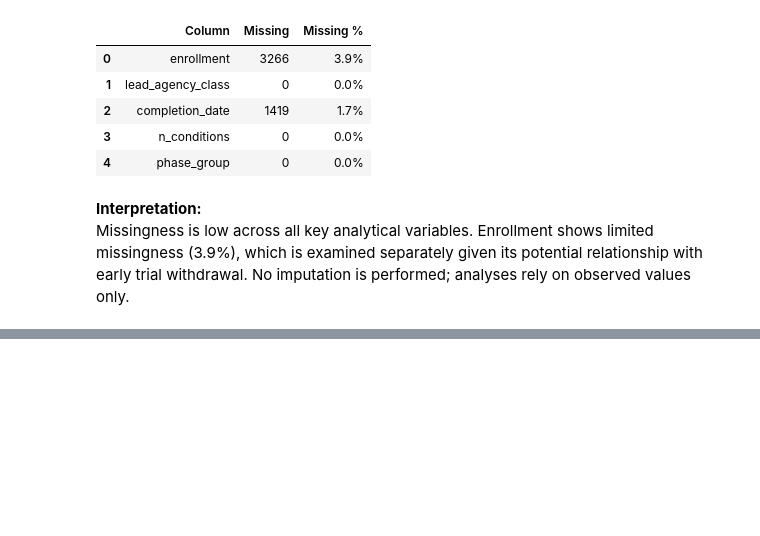
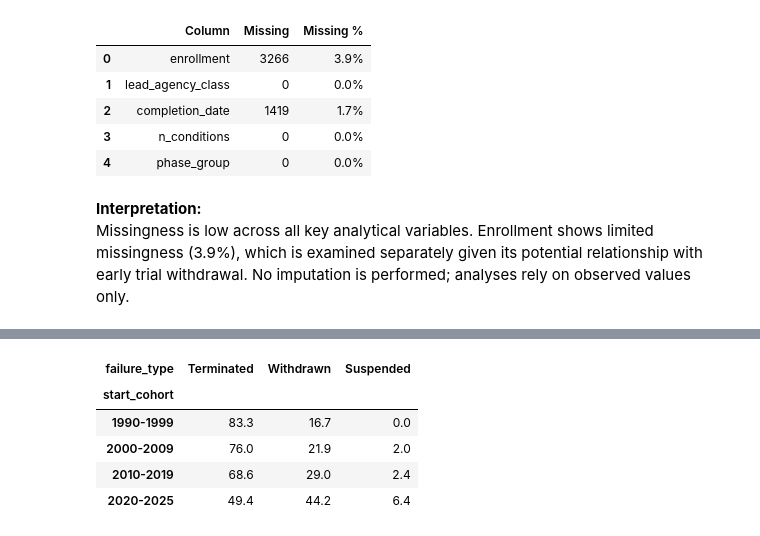
Before and after one commit to Pevicsanch/Clinical-Trial-Analytics, a Jupyter notebook: notebooks/02_completion_analysis.ipynb, the cells around one changed output, grey strips where cells are left out. Drawn from its saved outputs; the diff is of its cells as text; code cells hidden in the pictures; blank space fills up the shorter version.

```diff
--- a/notebooks/02_completion_analysis.ipynb
+++ b/notebooks/02_completion_analysis.ipynb
@@ -711,0 +811,87 @@ they have had less time to reach terminal status. This is not a decline in trial
+# %%
+# ============================================================
+# 3.4 Temporal Analysis: Failure Types by Cohort
+# ============================================================
+# Has the Terminated/Withdrawn composition changed over time?
+
+from src.analysis.metrics import create_start_cohorts
+from src.analysis.viz import create_stacked_bar_chart
+from src.analysis.constants import COHORT_LABELS
+
+display(Markdown("## 3.4 Failure Type Composition Over Time"))
+
+display(Markdown("""
+**Question:** Has the Terminated/Withdrawn composition changed across start-year cohorts?
+"""))
+
+# Create cohorts using helper
+df_stopped['start_cohort'] = create_start_cohorts(df_stopped['start_year'])
+
+# Use helper for crosstab
+cohort_failure = calc_crosstab_analysis(
+    df_stopped.dropna(subset=['start_cohort']),
+    'start_cohort', 'failure_type',
+    col_order=FAILURE_TYPES
+)
+
+display(Markdown("### Failure Type Composition by Start-Year Cohort"))
+display(cohort_failure['pct_row'].round(1))
+
+# Create stacked bar chart using helper
+cohort_data = cohort_failure['pct_row'].reset_index().melt(
+    id_vars='start_cohort',
+    var_name='Failure Type',
+    value_name='Percentage'
+)
+
+fig_cohort = create_stacked_bar_chart(
+    cohort_data,
+    x_col='start_cohort',
+    y_col='Percentage',
+    color_col='Failure Type',
+    color_map=FAILURE_COLORS,
+    title='Failure Type Composition by Start-Year Cohort',
+    x_title='Start Year Cohort',
+    y_title='Share of Stopped Trials (%)',
+)
+fig_cohort.show()
+
+display(Markdown(f"**χ² test:** {cohort_failure['test']['interpretation']}"))
+
+# Extract trends for interpretation (using first and last cohort labels)
+first_cohort, last_cohort = COHORT_LABELS[0], COHORT_LABELS[-1]
+withdrawn_first = cohort_failure['pct_row'].loc[first_cohort, 'Withdrawn'] if first_cohort in cohort_failure['pct_row'].index else 0
+withdrawn_last = cohort_failure['pct_row'].loc[last_cohort, 'Withdrawn'] if last_cohort in cohort_failure['pct_row'].index else 0
+terminated_first = cohort_failure['pct_row'].loc[first_cohort, 'Terminated'] if first_cohort in cohort_failure['pct_row'].index else 0
+terminated_last = cohort_failure['pct_row'].loc[last_cohort, 'Terminated'] if last_cohort in cohort_failure['pct_row'].index else 0
+
+# Calculate the shift for summary
+shift_withdrawn = withdrawn_last - withdrawn_first
+shift_terminated = terminated_last - terminated_first
+
+# Determine trend direction
+if shift_withdrawn > 10:
+    trend_text = f"Withdrawn share increased +{shift_withdrawn:.0f} pp from {first_cohort} to {last_cohort}."
+    hypothesis_text = "This shift is consistent with earlier stopping decisions, but the dataset cannot attribute a cause."
+elif abs(shift_withdrawn) <= 5:
+    trend_text = "Composition relatively stable across cohorts."
+    hypothesis_text = ""
+else:
+    trend_text = f"Moderate shift: Withdrawn {'+' if shift_withdrawn > 0 else ''}{shift_withdrawn:.0f} pp."
+    hypothesis_text = ""
+
+display(Markdown(f"""
+### Temporal Trends
+
+| Cohort | Terminated | Withdrawn |
+|--------|------------|-----------|
+| {first_cohort} | {terminated_first:.1f}% | {withdrawn_first:.1f}% |
+| {last_cohort} | {terminated_last:.1f}% | {withdrawn_last:.1f}% |
+
+{trend_text} {hypothesis_text}
+
+*Recent cohorts may include COVID-19 effects.*
+
+---
+"""))
+# %% [output]
@@ -711,0 +902,6 @@ they have had less time to reach terminal status. This is not a decline in trial
+| failure_type | Terminated | Withdrawn | Suspended |
+| start_cohort |  |  |  |
+| 1990-1999 | 83.3 | 16.7 | 0.0 |
+| 2000-2009 | 76.0 | 21.9 | 2.0 |
+| 2010-2019 | 68.6 | 29.0 | 2.4 |
+| 2020-2025 | 49.4 | 44.2 | 6.4 |
```
Also changed, not shown: parts of 34 cells of this notebook.
